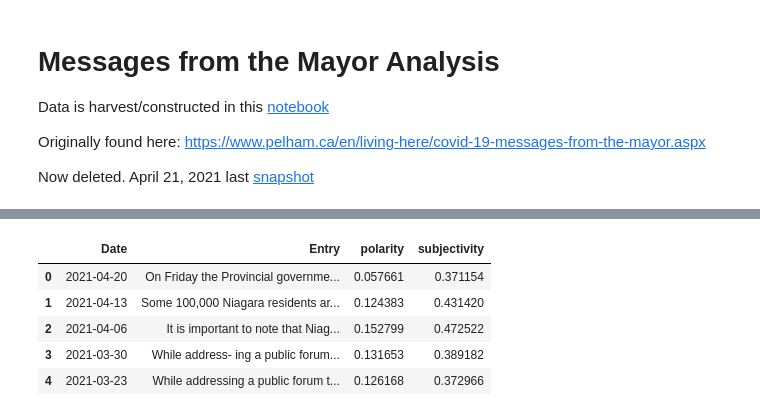
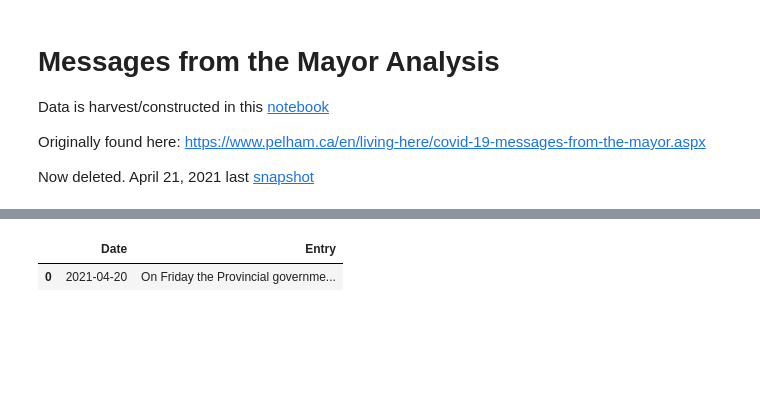
Before and after one commit to BrockDSL/ARCH_Data_Explore, a Jupyter notebook: Sentiment_Score_Junkin_Comments.ipynb, the cells around one changed output, grey strips where cells are left out. Cells and saved outputs as stored; diff of their text form; code cells hidden in the pictures; blank space fills up the shorter version.

```diff
--- a/Sentiment_Score_Junkin_Comments.ipynb
+++ b/Sentiment_Score_Junkin_Comments.ipynb
@@ -20,24 +61,8 @@ pd.set_option('display.max_colwidth', 999)
 # %%
 junkin_data = pd.read_csv("https://raw.githubusercontent.com/BrockDSL/ARCH_Data_Explore/main/Junkin_Posts.csv")
 junkin_data['Date'] = pd.to_datetime(junkin_data['Date'])
-# %%
-
-polarity = []
-subjectivity = []
-
-for day in junkin_data.Entry:
-    score = TextBlob(day)
-    polarity.append(score.sentiment.polarity)
-    subjectivity.append(score.sentiment.subjectivity)
-
-junkin_data["polarity"] = polarity
-junkin_data["subjectivity"] = subjectivity
 # %%
-junkin_data.head(5)
+junkin_data.head(1)
 # %% [output]
-|  | Date | Entry | polarity | subjectivity |
-| 0 | 2021-04-20 | On Friday the Provincial governme... | 0.057661 | 0.371154 |
-| 1 | 2021-04-13 | Some 100,000 Niagara residents ar... | 0.124383 | 0.431420 |
-| 2 | 2021-04-06 | It is important to note that Niag... | 0.152799 | 0.472522 |
-| 3 | 2021-03-30 | While address- ing a public forum... | 0.131653 | 0.389182 |
-| 4 | 2021-03-23 | While addressing a public forum t... | 0.126168 | 0.372966 |
+|  | Date | Entry |
+| 0 | 2021-04-20 | On Friday the Provincial governme... |
```
Also changed, not shown: parts of 7 cells of this notebook, 1 other file.
